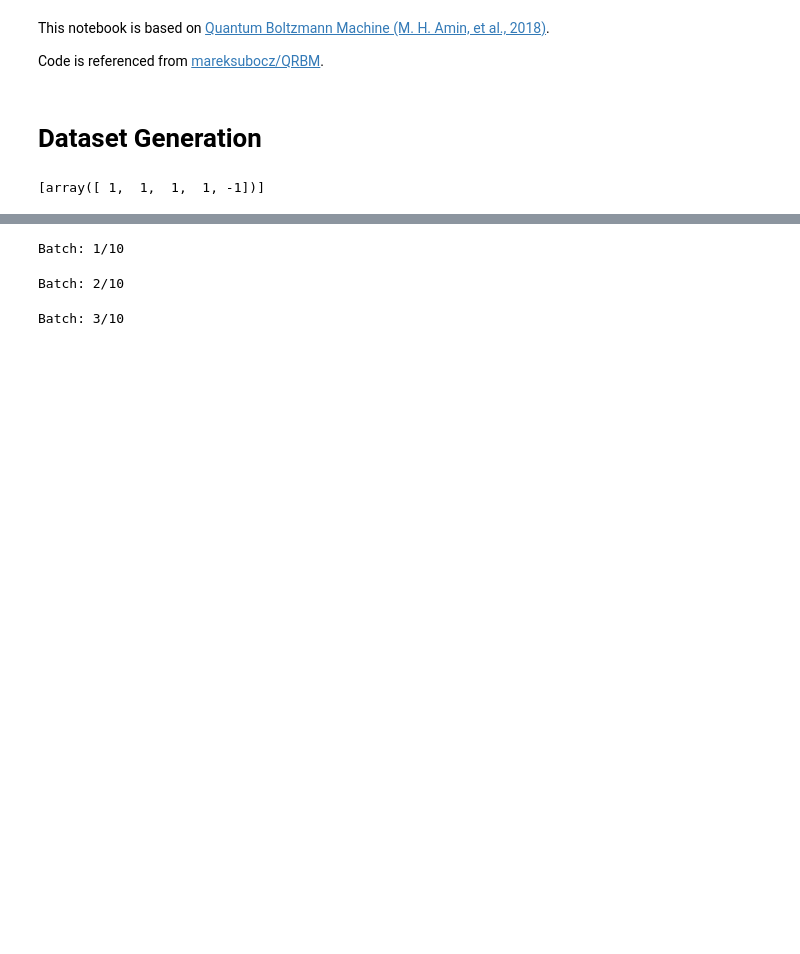
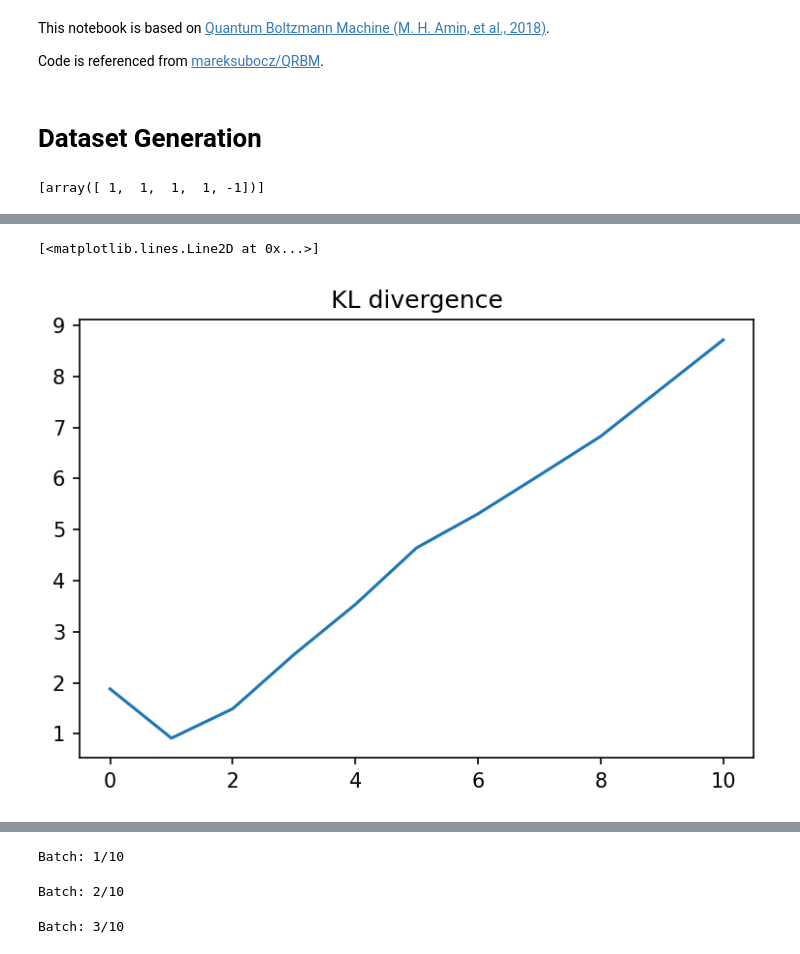
Before and after one commit to haoyudoingthings/QBM, a Jupyter notebook: Boltzmann-Machine.ipynb, the cells around one changed output, grey strips where cells are left out. Saved outputs shown, nothing was run; the diff lists cells and outputs as text; code cells hidden in the pictures; blank space fills up the shorter version.

```diff
--- a/Boltzmann-Machine.ipynb
+++ b/Boltzmann-Machine.ipynb
@@ -67,0 +84,7 @@ qbm1 = QBM(5, 2, use_tqdm=True)
+# %%
+plt.figure(dpi=150)
+plt.title('KL divergence')
+plt.plot(qbm0.KL_history)
+# %% [output]
+[<matplotlib.lines.Line2D at 0x...>]
+[figure, added]
```
Also changed, not shown: parts of 19 cells of this notebook.
